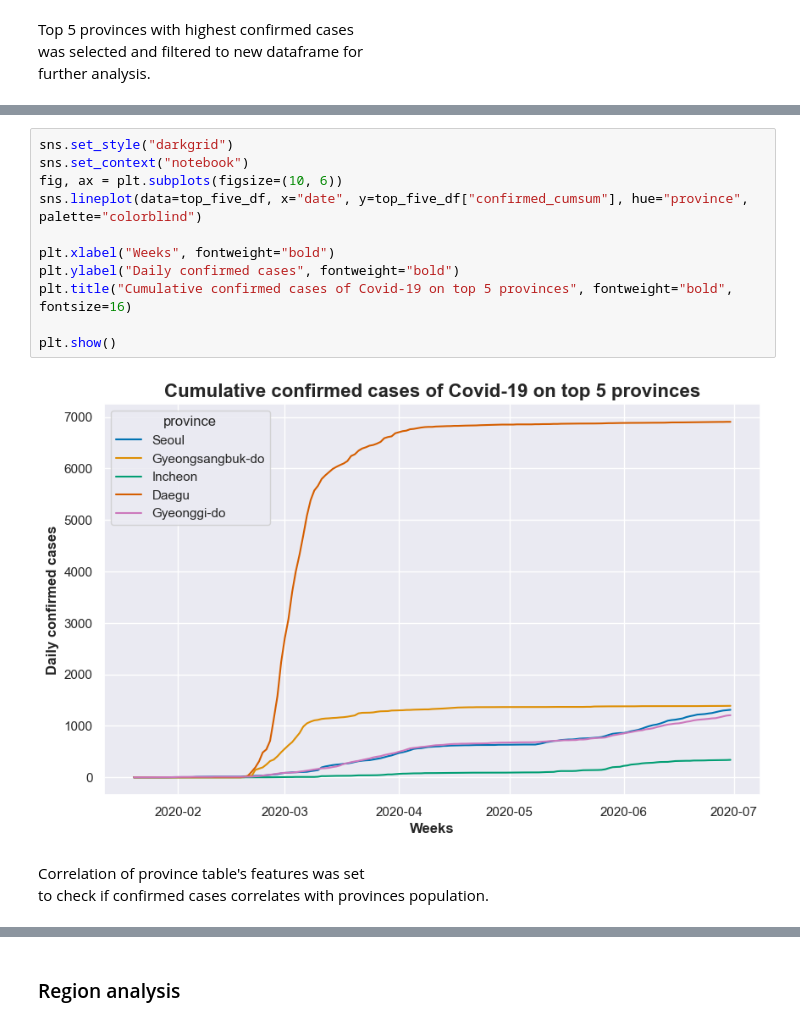
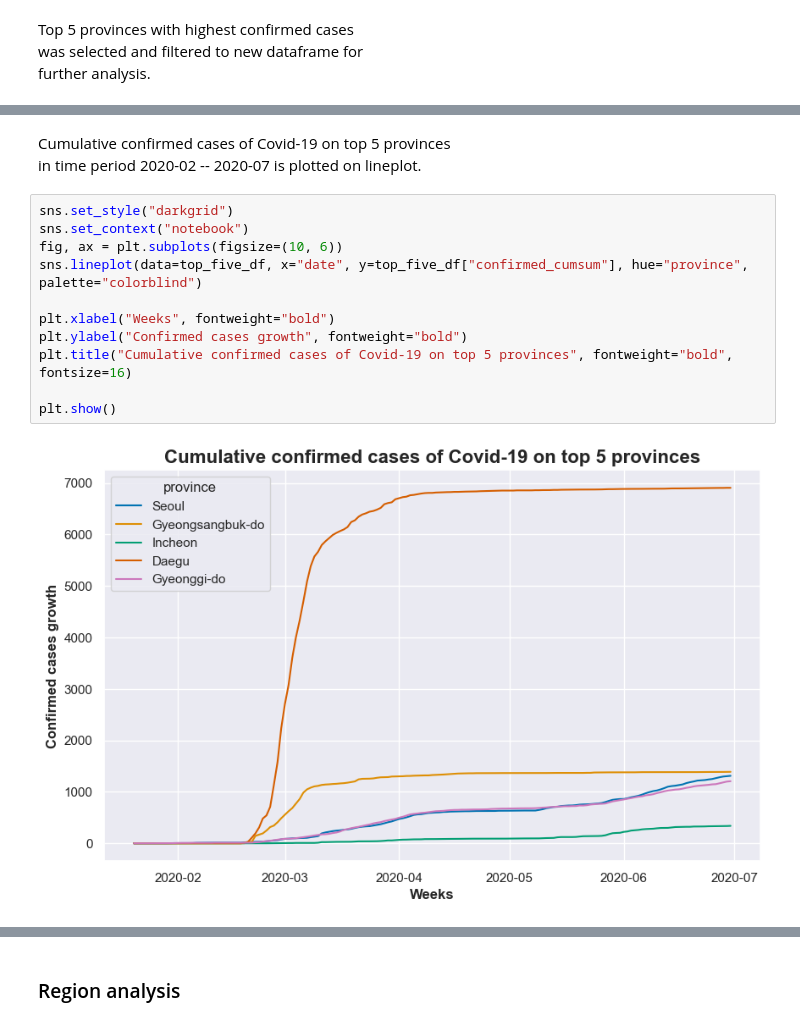
Before and after one commit to ShariYo/Modul1_Sprint4, a Jupyter notebook: project/main.ipynb, the cells around one changed output, grey strips where cells are left out. Cells and saved outputs as stored; diff of their text form.

```diff
--- a/project/main.ipynb
+++ b/project/main.ipynb
@@ -360,16 +380,16 @@ top_five_df
+# %% [markdown]
+Cumulative confirmed cases of Covid-19 on top 5 provinces
+in time period 2020-02 -- 2020-07 is plotted on lineplot.
 # %%
 sns.set_style("darkgrid")
 sns.set_context("notebook")
 fig, ax = plt.subplots(figsize=(10, 6))
 sns.lineplot(data=top_five_df, x="date", y=top_five_df["confirmed_cumsum"], hue="province", palette="colorblind")
 
 plt.xlabel("Weeks", fontweight="bold")
-plt.ylabel("Daily confirmed cases", fontweight="bold")
+plt.ylabel("Confirmed cases growth", fontweight="bold")
 plt.title("Cumulative confirmed cases of Covid-19 on top 5 provinces", fontweight="bold", fontsize=16)
 
 plt.show()
 # %% [output]
-[figure, old version]
+[figure, new version]
-# %% [markdown]
-Correlation of province table's features was set
-to check if confirmed cases correlates with provinces population.
```
Also changed, not shown: parts of 21 cells of this notebook.
